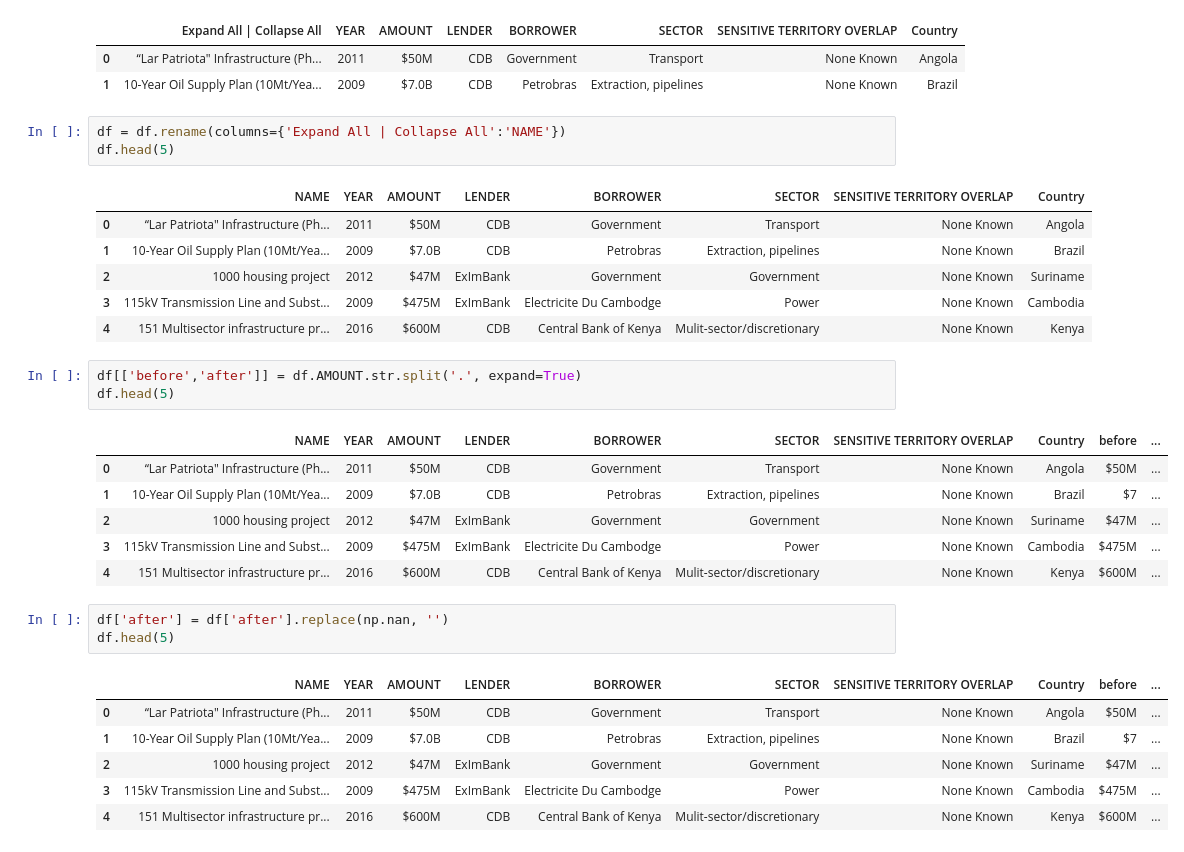
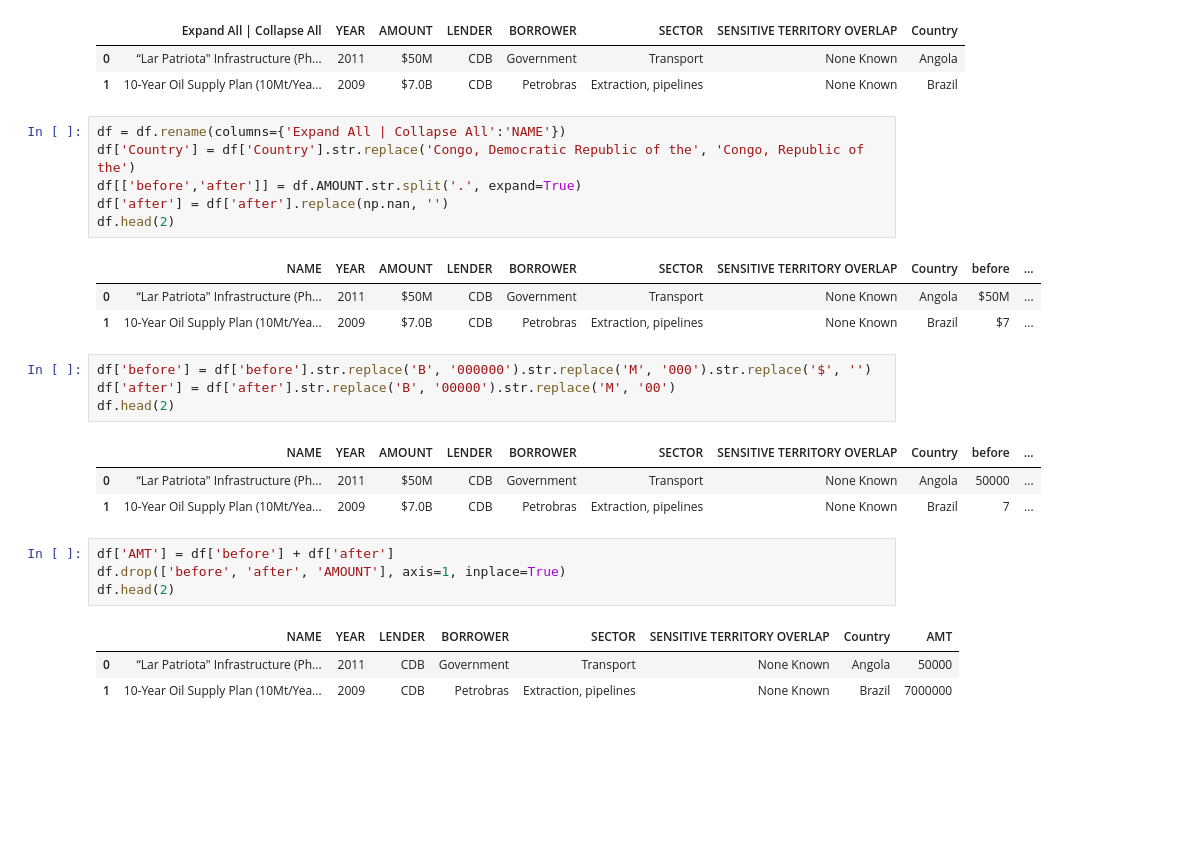
Before and after one commit to kkato95/Project, a Jupyter notebook: main.ipynb, the cells around one changed output. Drawn from its saved outputs; the diff is of its cells as text; blank space fills up the shorter version.

```diff
--- a/main.ipynb
+++ b/main.ipynb
@@ -13,33 +14,29 @@ df.head(2)
 |  | Expand All | Collapse All | YEAR | AMOUNT | LENDER | BORROWER | SECTOR | SENSITIVE TERRITORY OVERLAP | Country |
 | 0 | “Lar Patriota" Infrastructure (Ph... | 2011 | $50M | CDB | Government | Transport | None Known | Angola |
 | 1 | 10-Year Oil Supply Plan (10Mt/Yea... | 2009 | $7.0B | CDB | Petrobras | Extraction, pipelines | None Known | Brazil |
-# %%
-df = df.rename(columns={'Expand All | Collapse All':'NAME'})
-df.head(5)
-# %% [output]
-|  | NAME | YEAR | AMOUNT | LENDER | BORROWER | SECTOR | SENSITIVE TERRITORY OVERLAP | Country |
-| 0 | “Lar Patriota" Infrastructure (Ph... | 2011 | $50M | CDB | Government | Transport | None Known | Angola |
-| 1 | 10-Year Oil Supply Plan (10Mt/Yea... | 2009 | $7.0B | CDB | Petrobras | Extraction, pipelines | None Known | Brazil |
-| 2 | 1000 housing project | 2012 | $47M | ExImBank | Government | Government | None Known | Suriname |
-| 3 | 115kV Transmission Line and Subst... | 2009 | $475M | ExImBank | Electricite Du Cambodge | Power | None Known | Cambodia |
-| 4 | 151 Multisector infrastructure pr... | 2016 | $600M | CDB | Central Bank of Kenya | Mulit-sector/discretionary | None Known | Kenya |
+# %%
+df = df.rename(columns={'Expand All | Collapse All':'NAME'})
+df['Country'] = df['Country'].str.replace('Congo, Democratic Republic of the', 'Congo, Republic of the')
+df[['before','after']] = df.AMOUNT.str.split('.', expand=True)
+df['after'] = df['after'].replace(np.nan, '')
+df.head(2)
+# %% [output]
+|  | NAME | YEAR | AMOUNT | LENDER | BORROWER | SECTOR | SENSITIVE TERRITORY OVERLAP | Country | before | ... |
+| 0 | “Lar Patriota" Infrastructure (Ph... | 2011 | $50M | CDB | Government | Transport | None Known | Angola | $50M | ... |
+| 1 | 10-Year Oil Supply Plan (10Mt/Yea... | 2009 | $7.0B | CDB | Petrobras | Extraction, pipelines | None Known | Brazil | $7 | ... |
+# %%
+df['before'] = df['before'].str.replace('B', '000000').str.replace('M', '000').str.replace('$', '')
+df['after'] = df['after'].str.replace('B', '00000').str.replace('M', '00')
+df.head(2)
+# %% [output]
+|  | NAME | YEAR | AMOUNT | LENDER | BORROWER | SECTOR | SENSITIVE TERRITORY OVERLAP | Country | before | ... |
+| 0 | “Lar Patriota" Infrastructure (Ph... | 2011 | $50M | CDB | Government | Transport | None Known | Angola | 50000 | ... |
+| 1 | 10-Year Oil Supply Plan (10Mt/Yea... | 2009 | $7.0B | CDB | Petrobras | Extraction, pipelines | None Known | Brazil | 7 | ... |
 # %%
-df[['before','after']] = df.AMOUNT.str.split('.', expand=True)
-df.head(5)
+df['AMT'] = df['before'] + df['after']
+df.drop(['before', 'after', 'AMOUNT'], axis=1, inplace=True)
+df.head(2)
 # %% [output]
-|  | NAME | YEAR | AMOUNT | LENDER | BORROWER | SECTOR | SENSITIVE TERRITORY OVERLAP | Country | before | ... |
-| 0 | “Lar Patriota" Infrastructure (Ph... | 2011 | $50M | CDB | Government | Transport | None Known | Angola | $50M | ... |
-| 1 | 10-Year Oil Supply Plan (10Mt/Yea... | 2009 | $7.0B | CDB | Petrobras | Extraction, pipelines | None Known | Brazil | $7 | ... |
-| 2 | 1000 housing project | 2012 | $47M | ExImBank | Government | Government | None Known | Suriname | $47M | ... |
-| 3 | 115kV Transmission Line and Subst... | 2009 | $475M | ExImBank | Electricite Du Cambodge | Power | None Known | Cambodia | $475M | ... |
-| 4 | 151 Multisector infrastructure pr... | 2016 | $600M | CDB | Central Bank of Kenya | Mulit-sector/discretionary | None Known | Kenya | $600M | ... |
+|  | NAME | YEAR | LENDER | BORROWER | SECTOR | SENSITIVE TERRITORY OVERLAP | Country | AMT |
+| 0 | “Lar Patriota" Infrastructure (Ph... | 2011 | CDB | Government | Transport | None Known | Angola | 50000 |
+| 1 | 10-Year Oil Supply Plan (10Mt/Yea... | 2009 | CDB | Petrobras | Extraction, pipelines | None Known | Brazil | 7000000 |
-# %%
-df['after'] = df['after'].replace(np.nan, '')
-df.head(5)
-# %% [output]
-|  | NAME | YEAR | AMOUNT | LENDER | BORROWER | SECTOR | SENSITIVE TERRITORY OVERLAP | Country | before | ... |
-| 0 | “Lar Patriota" Infrastructure (Ph... | 2011 | $50M | CDB | Government | Transport | None Known | Angola | $50M | ... |
-| 1 | 10-Year Oil Supply Plan (10Mt/Yea... | 2009 | $7.0B | CDB | Petrobras | Extraction, pipelines | None Known | Brazil | $7 | ... |
-| 2 | 1000 housing project | 2012 | $47M | ExImBank | Government | Government | None Known | Suriname | $47M | ... |
-| 3 | 115kV Transmission Line and Subst... | 2009 | $475M | ExImBank | Electricite Du Cambodge | Power | None Known | Cambodia | $475M | ... |
-| 4 | 151 Multisector infrastructure pr... | 2016 | $600M | CDB | Central Bank of Kenya | Mulit-sector/discretionary | None Known | Kenya | $600M | ... |
```
Also changed, not shown: parts of 7 cells of this notebook, 2 other files.
